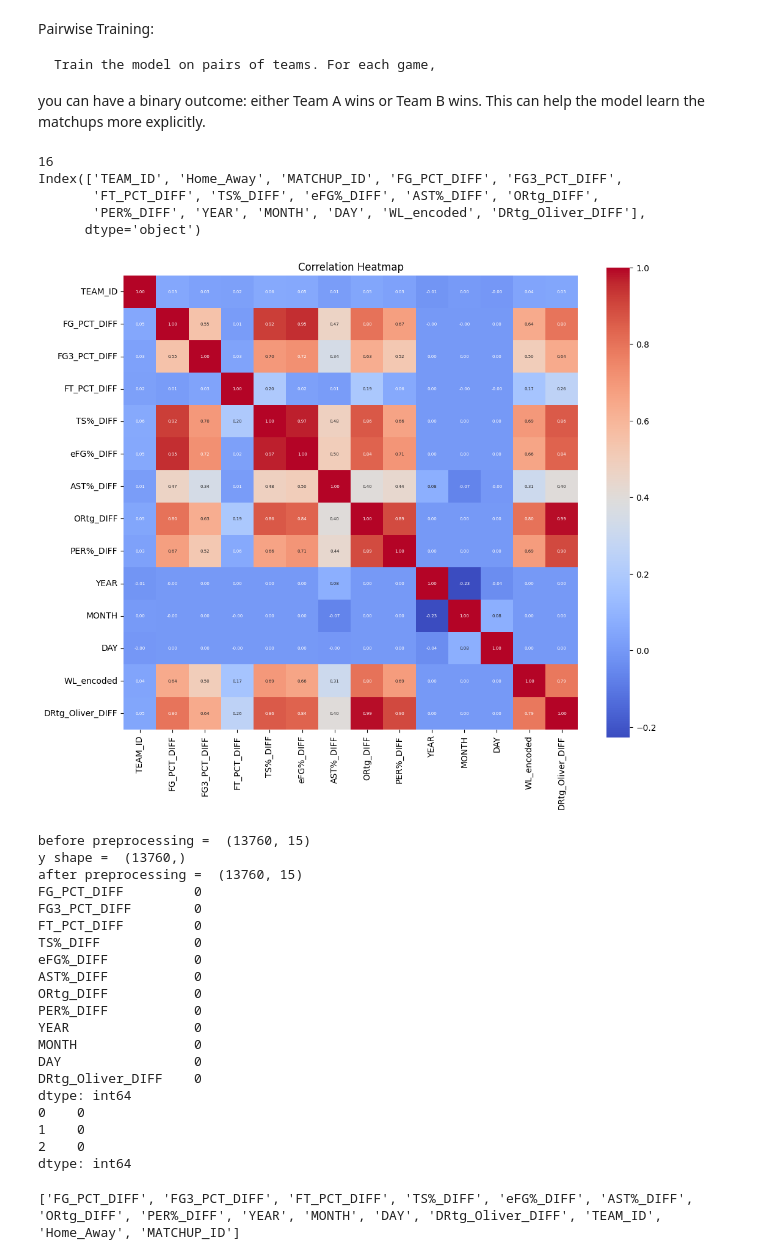
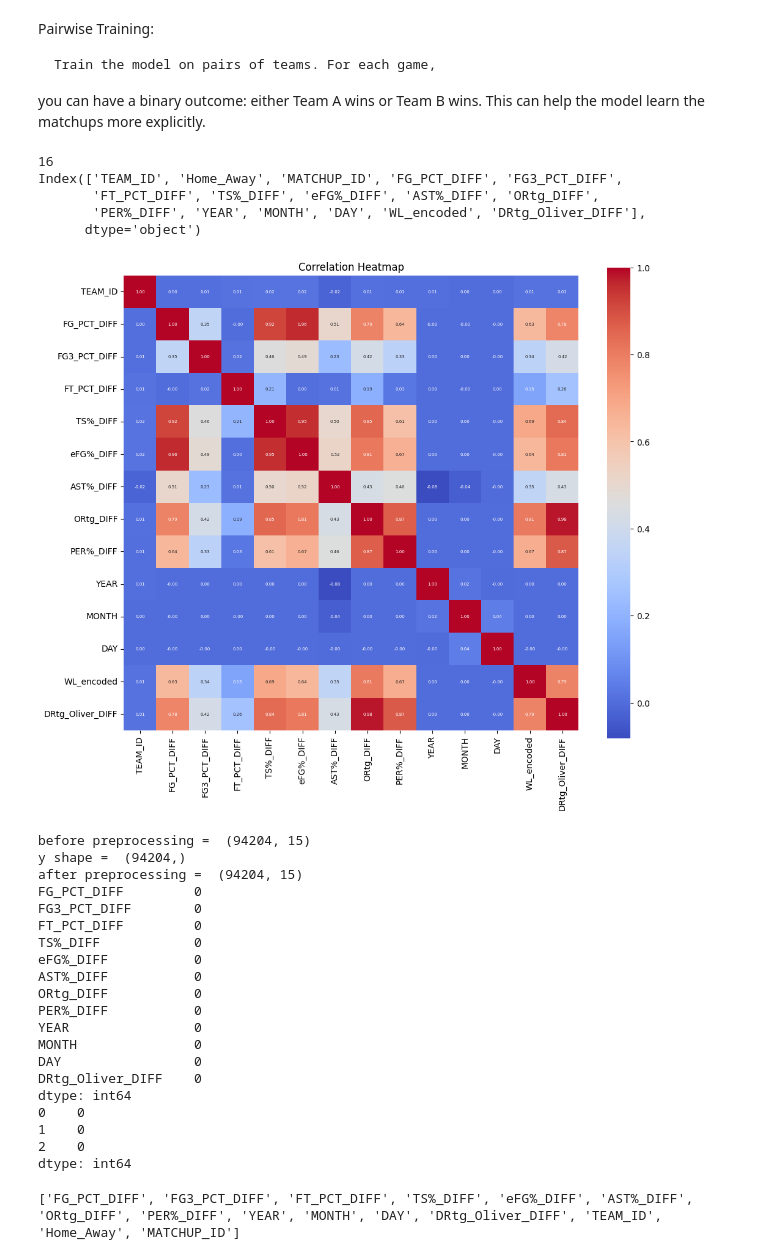
Before and after one commit to ghadfield32/nba_analysis, a Jupyter notebook: nba_ml_preprocess_and_binary_tree.ipynb, the cells around one changed output. Drawn from its saved outputs; the diff is of its cells as text; code cells hidden in the pictures.

```diff
--- a/nba_ml_preprocess_and_binary_tree.ipynb
+++ b/nba_ml_preprocess_and_binary_tree.ipynb
@@ -31,7 +31,7 @@ import mlflow
 from mlflow.models import infer_signature
 from mlflow.models.evaluation import evaluate
 # Load the data
-data = pd.read_csv(r'C:\Users\ghadf\OneDrive\Desktop\Data Analytics\Python\ML\nba_w_l_prediction_models\nba_analysis\data\nba_threeptera_prepreprocess_data.csv')
+data = pd.read_csv(r'C:\Users\ghadf\OneDrive\Desktop\Data Analytics\Python\data\nba\model_preprocessing_store\nba_threeptera_prepreprocess_data.csv')
 
 
 # Reorder the columns in the DataFrame to place 'WL_encoded' at the end
@@ -50,34 +50,34 @@ x_excluded_independent_variables = [ 'TEAM_ABBREVIATION', 'WL', 'FGA', 'TOV', 'T
                                      ]
 
 #drop the columns that are not needed
 #preprocessor_data = preprocessor_data.drop(x_excluded_independent_variables, axis=1)
 
 included_columns = ['TEAM_ID', 'Home_Away', 'MATCHUP_ID', 'FG_PCT_DIFF', 'FG3_PCT_DIFF',
        'FT_PCT_DIFF', 'TS%_DIFF', 'eFG%_DIFF', 'AST%_DIFF', 'ORtg_DIFF',
        'PER%_DIFF', 'YEAR', 'MONTH', 'DAY', 'WL_encoded', 'DRtg_Oliver_DIFF']
 
 preprocessor_data = preprocessor_data[included_columns]
 print(len(preprocessor_data.columns))
 print(preprocessor_data.columns)
 
 # Create a correlation matrix for the selected columns
 correlation_matrix = preprocessor_data.corr()
 
 # Plot the heatmap
 plt.figure(figsize=(12, 10))
 sns.heatmap(correlation_matrix, annot=True, cmap='coolwarm', fmt='.2f', square=True,
             annot_kws={'size': 5})  # Adjust the font size (here it's set to 8)
 
 
 plt.title('Correlation Heatmap')
 plt.show()
 # %% [output]
 16
 Index(['TEAM_ID', 'Home_Away', 'MATCHUP_ID', 'FG_PCT_DIFF', 'FG3_PCT_DIFF',
        'FT_PCT_DIFF', 'TS%_DIFF', 'eFG%_DIFF', 'AST%_DIFF', 'ORtg_DIFF',
        'PER%_DIFF', 'YEAR', 'MONTH', 'DAY', 'WL_encoded', 'DRtg_Oliver_DIFF'],
       dtype='object')
-[figure, old version]
+[figure, new version]
 # %%
 ##UPDATE: because they are identification for the season and team, I would like to update my preprocessor so the variable is updated to ordinal vs non ordinal categorical variables
 
@@ -153,9 +153,9 @@ print(pd.DataFrame(tmp_num, columns=numerical_features).isnull().sum())
 tmp_cat = categorical_transformer.fit_transform(X[categorical_features])
 print(pd.DataFrame(tmp_cat).isnull().sum())
 # %% [output]
-before preprocessing =  (13760, 15)
-y shape =  (13760,)
-after preprocessing =  (13760, 15)
+before preprocessing =  (94204, 15)
+y shape =  (94204,)
+after preprocessing =  (94204, 15)
 FG_PCT_DIFF         0
 FG3_PCT_DIFF        0
 FT_PCT_DIFF         0
```
Also changed, not shown: parts of 10 cells of this notebook, 17 other files.
